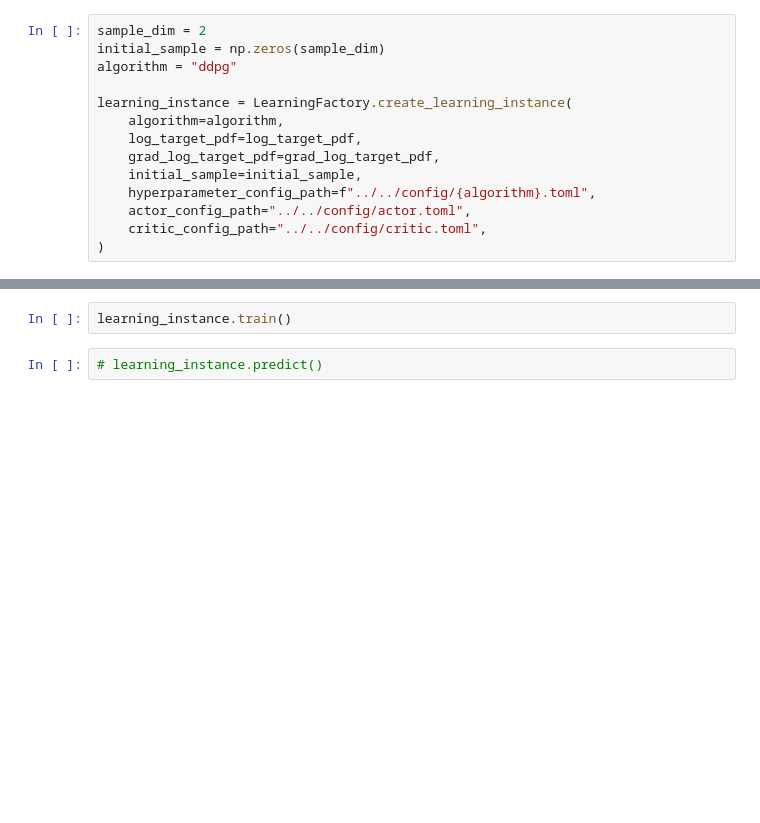
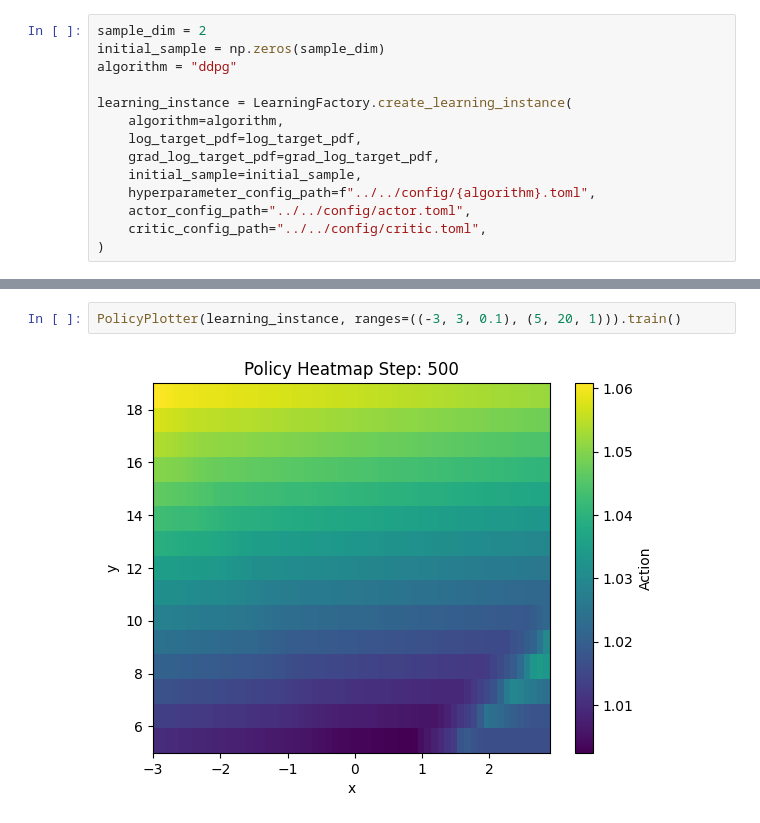
Before and after one commit to congyewang/Harnessing-the-Power-of-Reinforcement-Learning-for-Adaptive-MCMC, a Jupyter notebook: demo/banana/banana.ipynb, the cells around one changed output, grey strips where cells are left out. Cells and saved outputs as stored; diff of their text form; blank space fills up the shorter version.

Commit message:
Add PolicyPlotter

```diff
--- a/demo/banana/banana.ipynb
+++ b/demo/banana/banana.ipynb
@@ -46,7 +50,7 @@ Toolbox.policy_plot_2D_heatmap(policy, torch.arange(*x_range), torch.arange(*y_r
-# %%
-learning_instance.train()
-# %%
-# learning_instance.predict()
+# %%
+PolicyPlotter(learning_instance, ranges=((-3, 3, 0.1), (5, 20, 1))).train()
+# %% [output]
+[figure, added]
 # %%
 accepted_sample = pipe(
     learning_instance,
```
Also changed, not shown: parts of 9 cells of this notebook.
